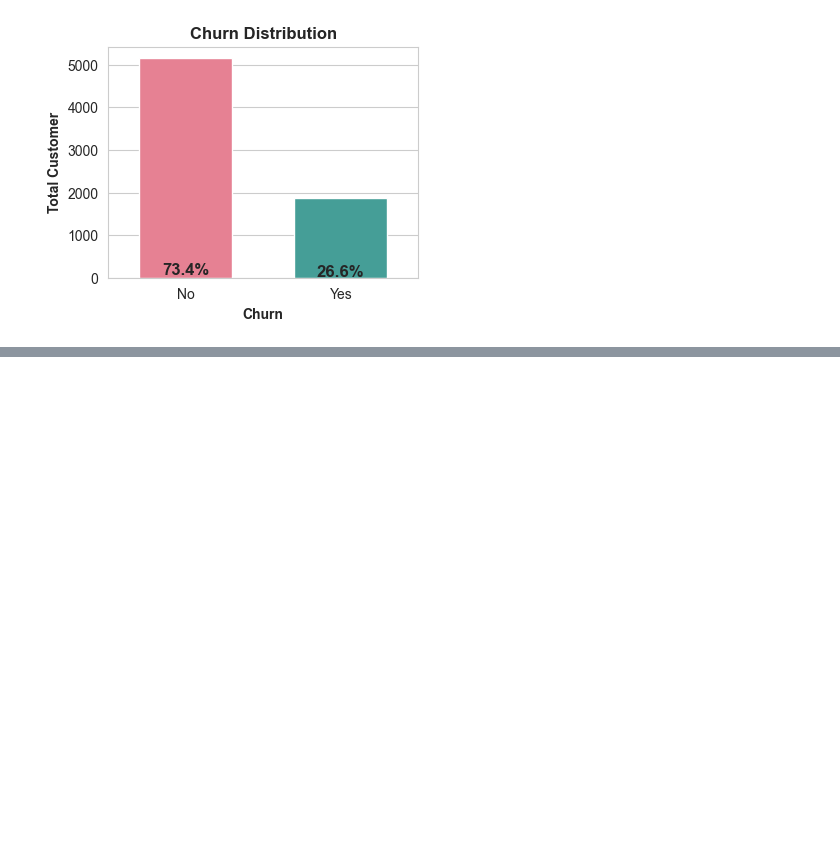
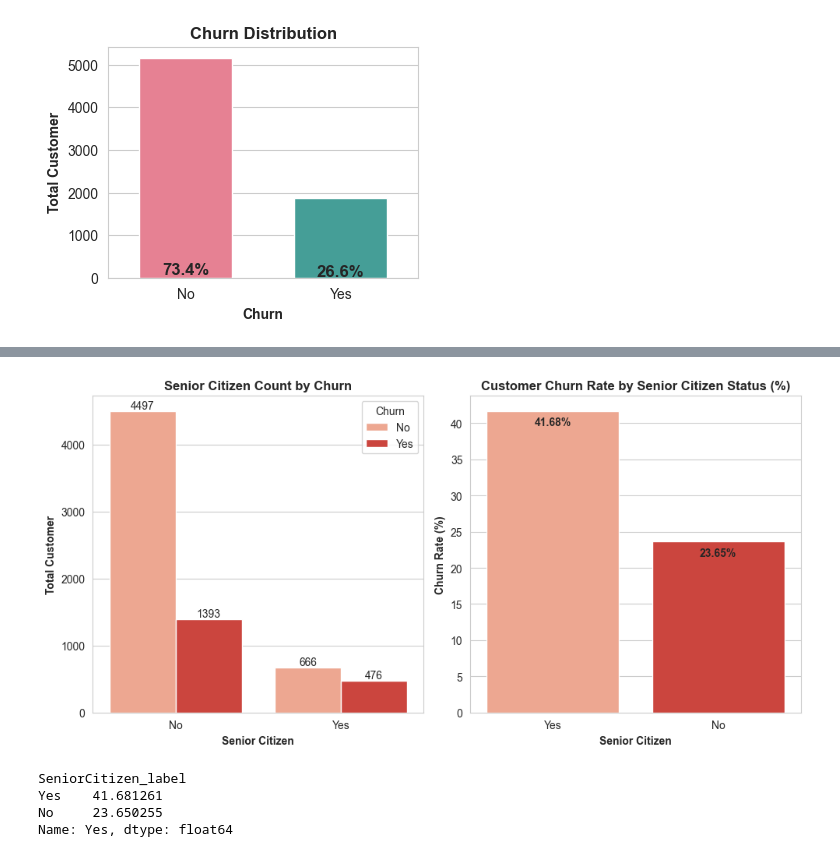
Before and after one commit to Md-Maruf-1727/customer-churn-prediction-ml, a Jupyter notebook: NoteBooks/03_eda_visualization.ipynb, the cells around one changed output, grey strips where cells are left out. Saved outputs shown, nothing was run; the diff lists cells and outputs as text; code cells hidden in the pictures; blank space fills up the shorter version.

Commit message:
seniorcitizen

```diff
--- a/NoteBooks/03_eda_visualization.ipynb
+++ b/NoteBooks/03_eda_visualization.ipynb
@@ -78,0 +79,49 @@ plt.show()
+# %%
+df['SeniorCitizen_label'] = df['SeniorCitizen'].map({0: 'No', 1:'Yes'})
+
+fig, axes = plt.subplots(1, 2, figsize=(10, 5))
+
+sns.countplot(
+    data=df,
+    x='SeniorCitizen_label',
+    hue='Churn',
+    palette="Reds",
+    ax=axes[0]
+)
+axes[0].set_title("Senior Citizen Count by Churn", weight='bold')
+axes[0].set_xlabel("Senior Citizen", weight='bold')
+axes[0].set_ylabel("Total Customer", weight='bold')
+
+for container in axes[0].containers:
+    axes[0].bar_label(container)
+
+
+senior_churn_rate = pd.crosstab(df['SeniorCitizen_label'], df['Churn'], normalize='index') * 100
+senior_churn_rate_yes = senior_churn_rate['Yes'].sort_values(ascending=False)
+
+sns.barplot(
+    x = senior_churn_rate_yes.index,
+    y =senior_churn_rate_yes.values,
+    palette='Reds',
+    ax=axes[1]
+)
+axes[1].set_title("Customer Churn Rate by Senior Citizen Status (%)", fontweight='bold')
+axes[1].set_xlabel("Senior Citizen", fontweight='bold')
+axes[1].set_ylabel("Churn Rate (%)", fontweight='bold')
+
+for i, value in enumerate(senior_churn_rate_yes.values):
+    axes[1].text(i, value - 2, f"{value:.2f}%", ha= 'center', fontweight='bold')
+
+plt.tight_layout()
+plt.show()
+# %% [output]
+[figure, added]
+# %%
+senior_churn_rate = pd.crosstab(df['SeniorCitizen_label'], df['Churn'], normalize='index') * 100
+senior_churn_rate_yes = senior_churn_rate['Yes'].sort_values(ascending=False)
+senior_churn_rate_yes
+# %% [output]
+SeniorCitizen_label
+Yes    41.681261
+No     23.650255
+Name: Yes, dtype: float64
```
Also changed, not shown: parts of 1 cell of this notebook.
